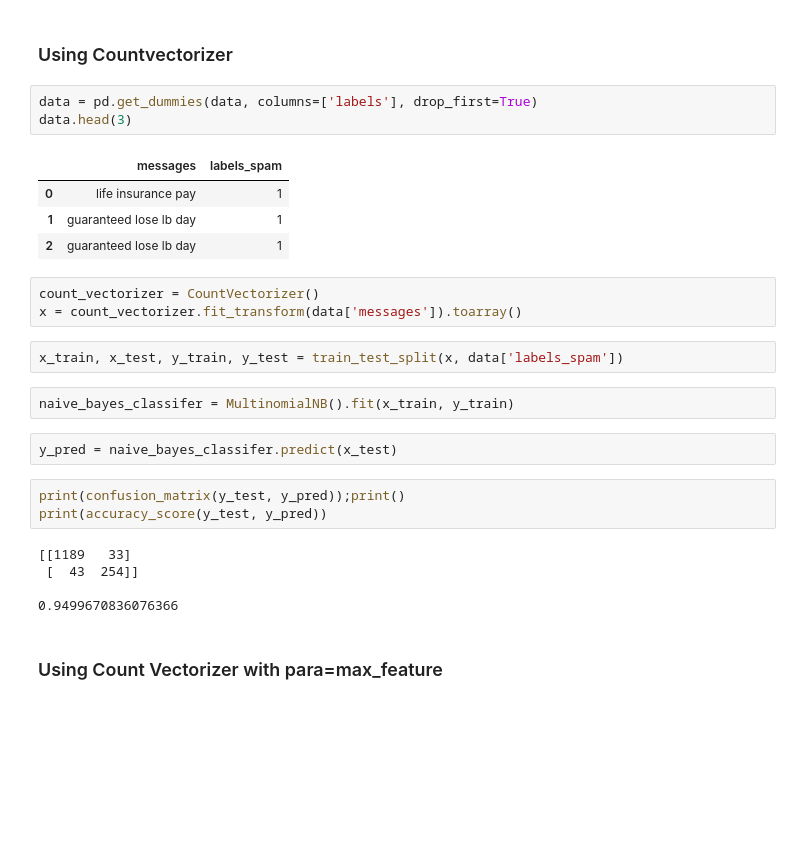
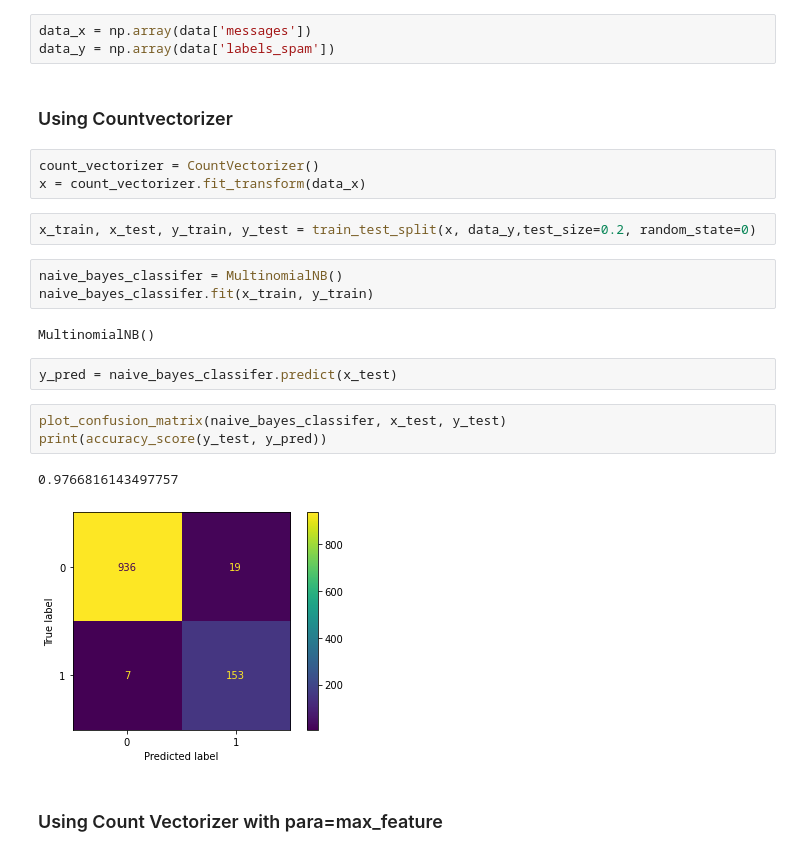
Before and after one commit to lkarjun/spam-classifier, a Jupyter notebook: spam_classifer.ipynb, the cells around one changed output. Cells and saved outputs as stored; diff of their text form; blank space fills up the shorter version.

```diff
--- a/spam_classifer.ipynb
+++ b/spam_classifer.ipynb
@@ -102,30 +108,26 @@ for i in range(len(data['messages'])):
+# %%
+data_x = np.array(data['messages'])
+data_y = np.array(data['labels_spam'])
 # %% [markdown]
 ### Using Countvectorizer
-# %%
-data = pd.get_dummies(data, columns=['labels'], drop_first=True)
-data.head(3)
-# %% [output]
-|  | messages | labels_spam |
-| 0 | life insurance pay | 1 |
-| 1 | guaranteed lose lb day | 1 |
-| 2 | guaranteed lose lb day | 1 |
 # %%
 count_vectorizer = CountVectorizer()
-x = count_vectorizer.fit_transform(data['messages']).toarray()
+x = count_vectorizer.fit_transform(data_x)
 # %%
-x_train, x_test, y_train, y_test = train_test_split(x, data['labels_spam'])
+x_train, x_test, y_train, y_test = train_test_split(x, data_y,test_size=0.2, random_state=0)
 # %%
-naive_bayes_classifer = MultinomialNB().fit(x_train, y_train)
+naive_bayes_classifer = MultinomialNB()
+naive_bayes_classifer.fit(x_train, y_train)
+# %% [output]
+MultinomialNB()
 # %%
 y_pred = naive_bayes_classifer.predict(x_test)
 # %%
-print(confusion_matrix(y_test, y_pred));print()
+plot_confusion_matrix(naive_bayes_classifer, x_test, y_test)
 print(accuracy_score(y_test, y_pred))
 # %% [output]
-[[1189   33]
- [  43  254]]
-
-0.9499670836076366
+0.9766816143497757
+[figure, added]
 # %% [markdown]
 ### Using Count Vectorizer with para=max_feature
 # %%
```
Also changed, not shown: parts of 27 cells of this notebook.
